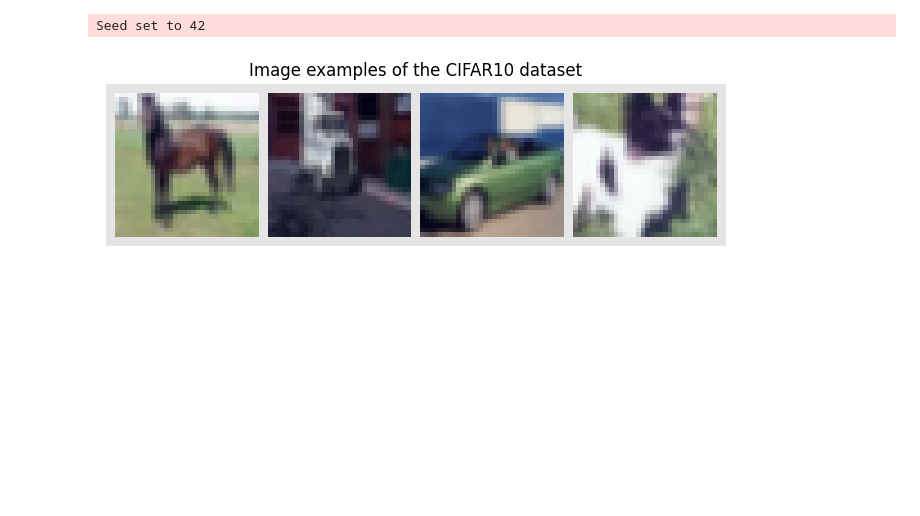
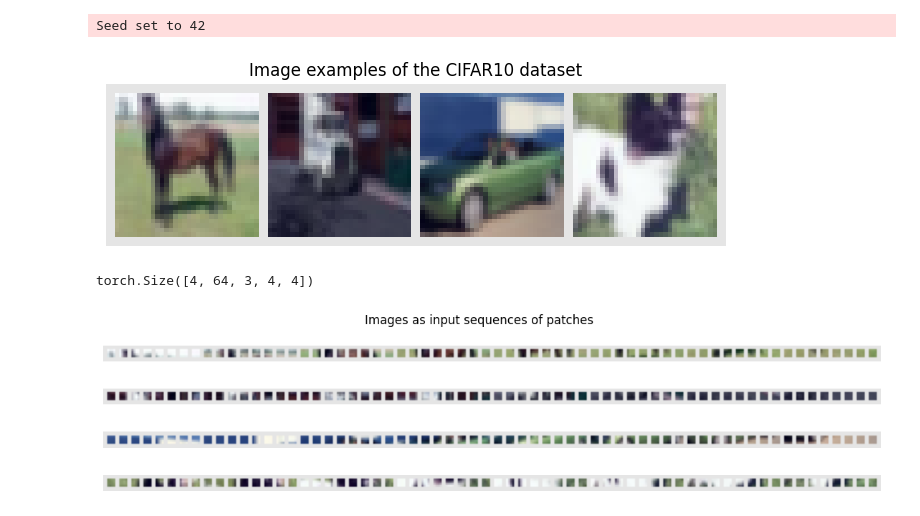
Before and after one commit to samz905/finetuning-cookbooks, a Jupyter notebook: vision_transformer_finetune.ipynb, the cells around one changed output. Drawn from its saved outputs; the diff is of its cells as text; code cells hidden in the pictures; blank space fills up the shorter version.

Commit message:
image patches for ViT

```diff
--- a/vision_transformer_finetune.ipynb
+++ b/vision_transformer_finetune.ipynb
@@ -71,3 +71,48 @@ val_loader = data.DataLoader(
 test_loader = data.DataLoader(
     test_set, batch_size=16,
     shuffle=False, drop_last=False, num_workers=0)
+# %%
+def img_to_patch(x, patch_size, flatten_channels=True):
+    """
+    Inputs:
+        x - Tensor representing the image of shape [B, C, H, W]
+        patch_size - Number of pixels per dimension of the
+            patches (integer)
+        flatten_channels - If True, the patches will be
+            returned in a flattened format as a feature
+            vector instead of a image grid.
+    """
+    B, C, H, W = x.shape
+    x = x.reshape(
+        B,
+        C,
+        torch.div(H, patch_size, rounding_mode='trunc'),
+        patch_size,
+        torch.div(W, patch_size, rounding_mode='floor'),
+        patch_size,
+    )
+    x = x.permute(0, 2, 4, 1, 3, 5)  # [B, H', W', C, p_H, p_W]
+    x = x.flatten(1, 2)  # [B, H'*W', C, p_H, p_W]
+    if flatten_channels:
+        x = x.flatten(2, 4)  # [B, H'*W', C*p_H*p_W]
+    return x
+
+img_patches = img_to_patch(
+    CIFAR_images, patch_size=4, flatten_channels=False)
+
+img_patches.shape
+# %% [output]
+torch.Size([4, 64, 3, 4, 4])
+# %%
+fig, ax = plt.subplots(CIFAR_images.shape[0], 1, figsize=(14, 3))
+fig.suptitle("Images as input sequences of patches")
+for i in range(CIFAR_images.shape[0]):
+    img_grid = torchvision.utils.make_grid(
+        img_patches[i], nrow=64, normalize=True, pad_value=0.9)
+    img_grid = img_grid.permute(1, 2, 0)
+    ax[i].imshow(img_grid)
+    ax[i].axis("off")
+plt.show()
+plt.close()
+# %% [output]
+[figure, added]
```
